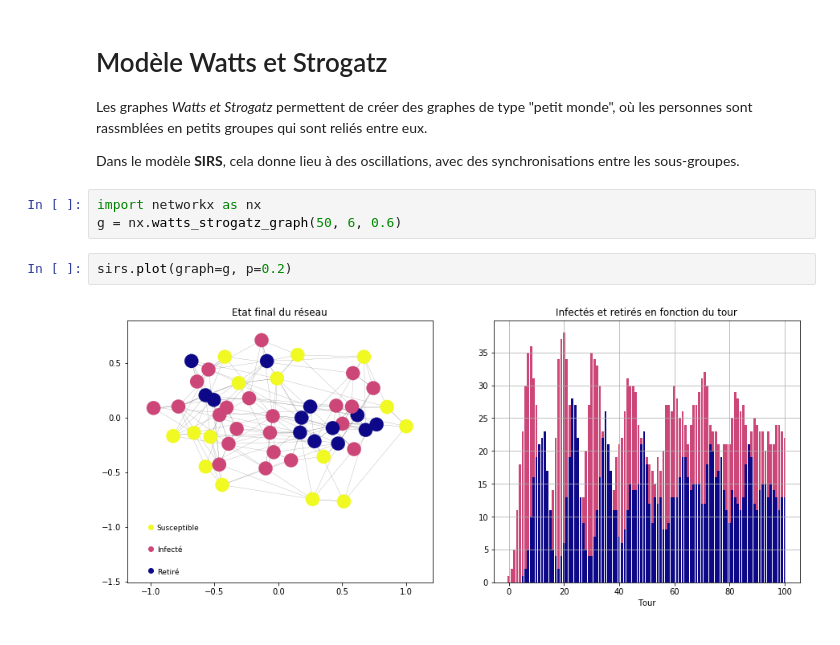
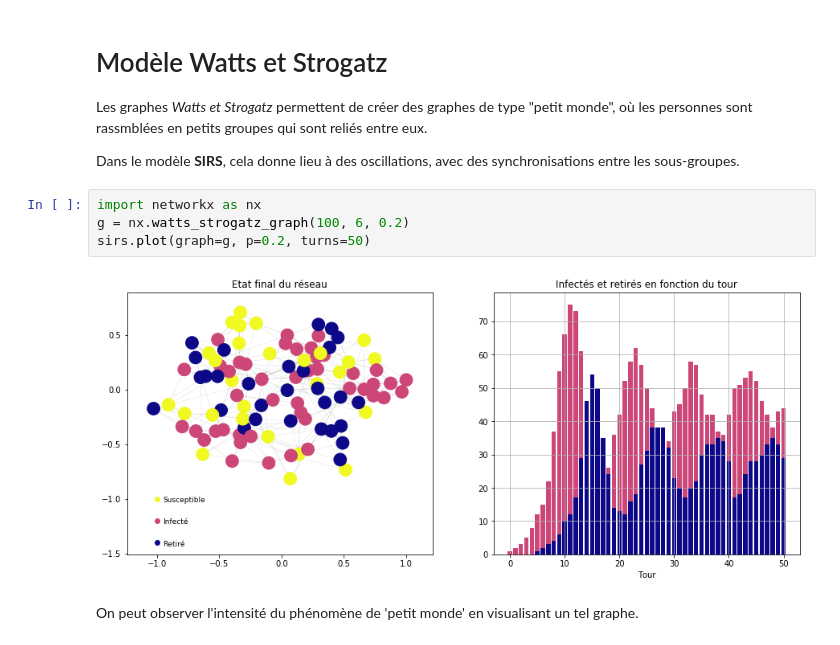
Before and after one commit to farid-fari/epidemics, a Jupyter notebook: epidemics/Exemples.ipynb, the cells around one changed output. Cells and saved outputs as stored; diff of their text form.

```diff
--- a/epidemics/Exemples.ipynb
+++ b/epidemics/Exemples.ipynb
@@ -68,8 +67,9 @@ Les graphes *Watts et Strogatz* permettent de créer des graphes de type "petit
 Dans le modèle **SIRS**, cela donne lieu à des oscillations, avec des synchronisations entre les sous-groupes.
 # %%
 import networkx as nx
-g = nx.watts_strogatz_graph(50, 6, 0.6)
+g = nx.watts_strogatz_graph(100, 6, 0.2)
+sirs.plot(graph=g, p=0.2, turns=50)
+# %% [output]
+[figure, added]
-# %%
-sirs.plot(graph=g, p=0.2)
-# %% [output]
-[figure, removed]
+# %% [markdown]
+On peut observer l'intensité du phénomène de 'petit monde' en visualisant un tel graphe.
```
Also changed, not shown: parts of 7 cells of this notebook, 5 other files.
